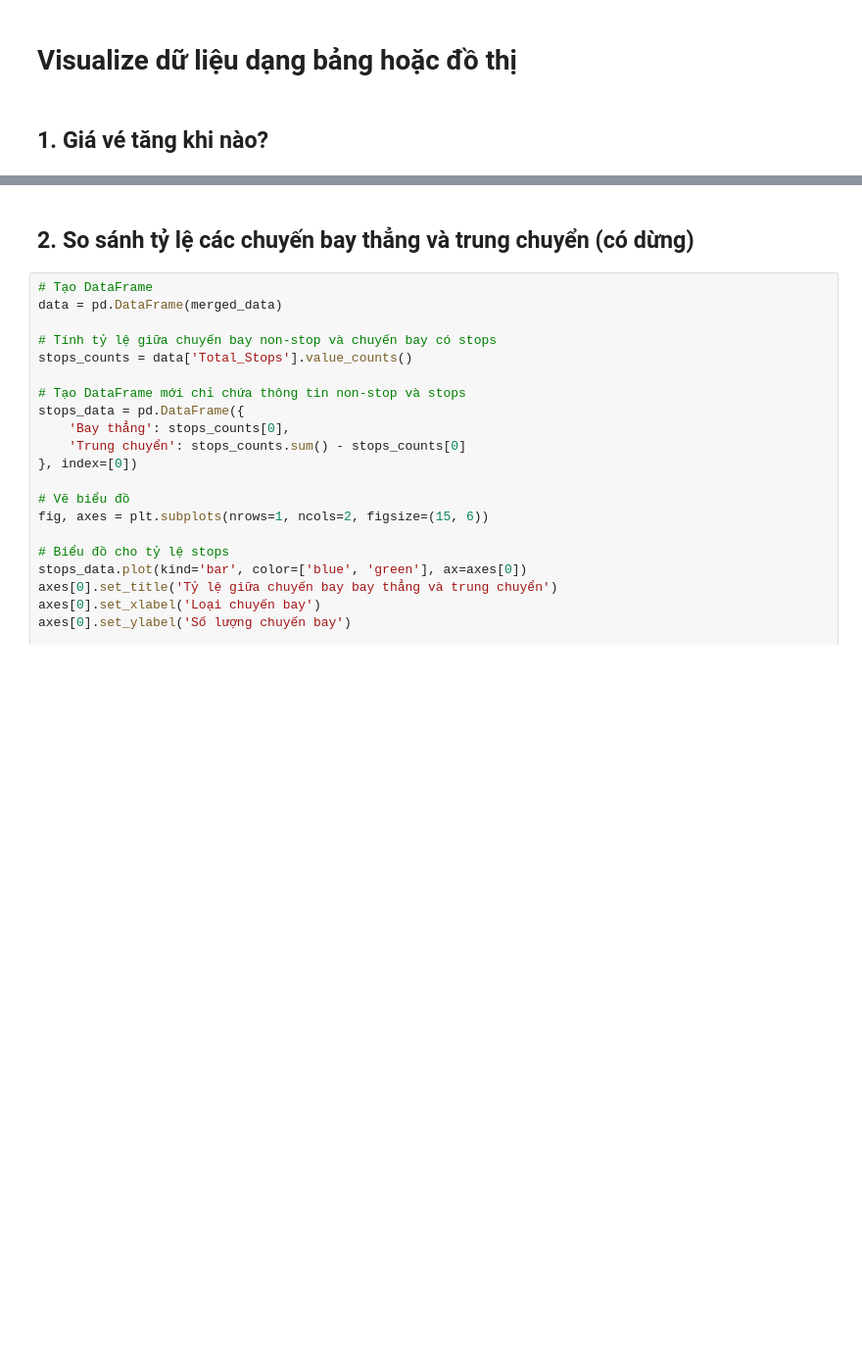
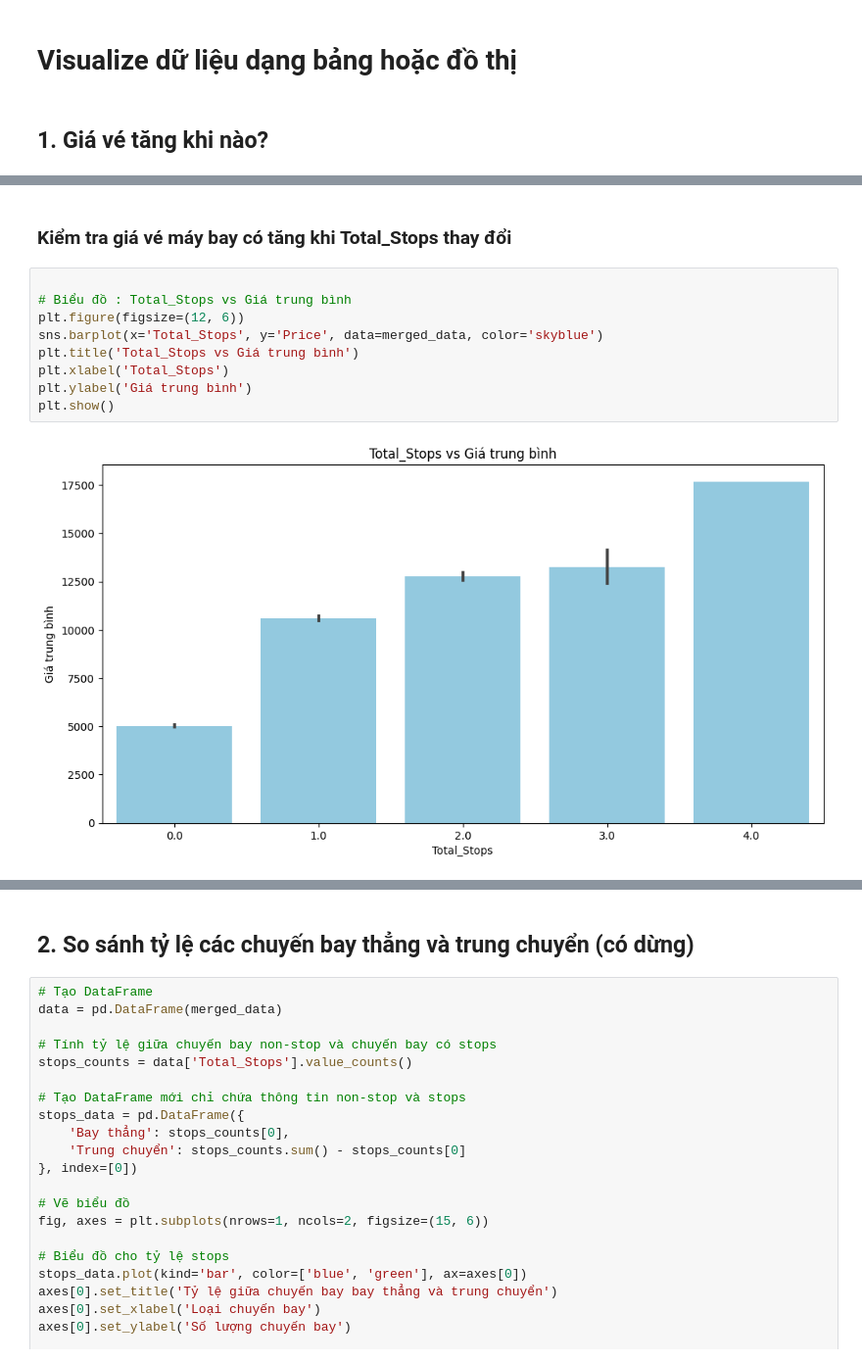
Before and after one commit to Vanniee007/ADA-Final-Project-20CQ.PTDL.05, a Jupyter notebook: FinalProject.ipynb, the cells around one changed output, grey strips where cells are left out. Shown at 98% size. Drawn from its saved outputs; the diff is of its cells as text; blank space fills up the shorter version.

```diff
--- a/FinalProject.ipynb
+++ b/FinalProject.ipynb
@@ -419,0 +454,13 @@ plt.show()
+# %% [markdown]
+### Kiểm tra giá vé máy bay có tăng khi Total_Stops thay đổi
+# %%
+
+# Biểu đồ : Total_Stops vs Giá trung bình
+plt.figure(figsize=(12, 6))
+sns.barplot(x='Total_Stops', y='Price', data=merged_data, color='skyblue')
+plt.title('Total_Stops vs Giá trung bình')
+plt.xlabel('Total_Stops')
+plt.ylabel('Giá trung bình')
+plt.show()
+# %% [output]
+[figure, added]
```
Also changed, not shown: parts of 27 cells of this notebook.
